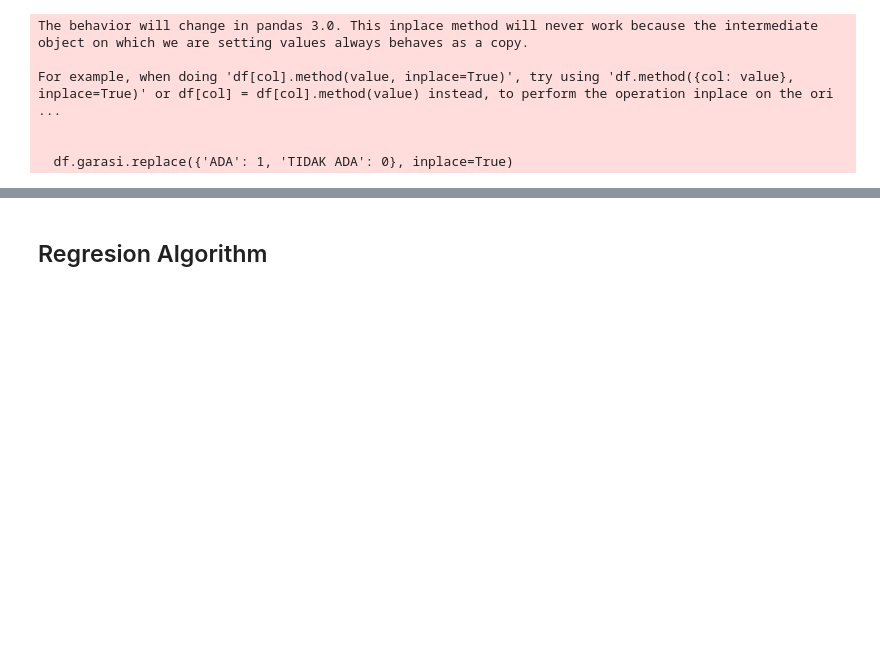
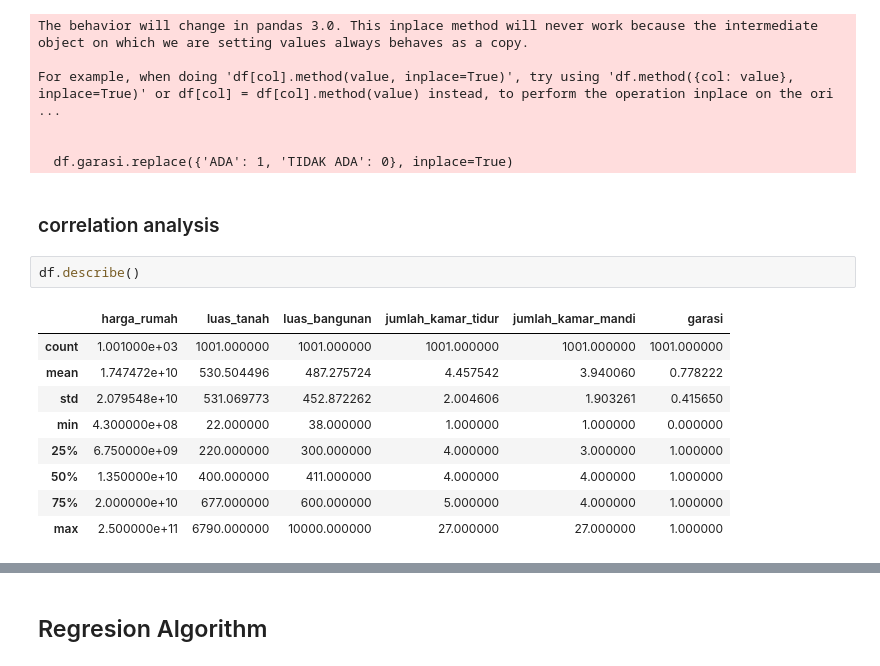
Before and after one commit to Dimassaputra5/Metode-Numerik, a Jupyter notebook: code/code.ipynb, the cells around one changed output, grey strips where cells are left out. Cells and saved outputs as stored; diff of their text form; blank space fills up the shorter version.

```diff
--- a/code/code.ipynb
+++ b/code/code.ipynb
@@ -144,3 +144,17 @@ For example, when doing 'df[col].method(value, inplace=True)', try using 'df.met
 
 
   df.garasi.replace({'ADA': 1, 'TIDAK ADA': 0}, inplace=True)
+# %% [markdown]
+### correlation analysis
+# %%
+df.describe()
+# %% [output]
+|  | harga_rumah | luas_tanah | luas_bangunan | jumlah_kamar_tidur | jumlah_kamar_mandi | garasi |
+| count | 1.001000e+03 | 1001.000000 | 1001.000000 | 1001.000000 | 1001.000000 | 1001.000000 |
+| mean | 1.747472e+10 | 530.504496 | 487.275724 | 4.457542 | 3.940060 | 0.778222 |
+| std | 2.079548e+10 | 531.069773 | 452.872262 | 2.004606 | 1.903261 | 0.415650 |
+| min | 4.300000e+08 | 22.000000 | 38.000000 | 1.000000 | 1.000000 | 0.000000 |
+| 25% | 6.750000e+09 | 220.000000 | 300.000000 | 4.000000 | 3.000000 | 1.000000 |
+| 50% | 1.350000e+10 | 400.000000 | 411.000000 | 4.000000 | 4.000000 | 1.000000 |
+| 75% | 2.000000e+10 | 677.000000 | 600.000000 | 5.000000 | 4.000000 | 1.000000 |
+| max | 2.500000e+11 | 6790.000000 | 10000.000000 | 27.000000 | 27.000000 | 1.000000 |
```
Also changed, not shown: parts of 1 cell of this notebook, 3 other files.
